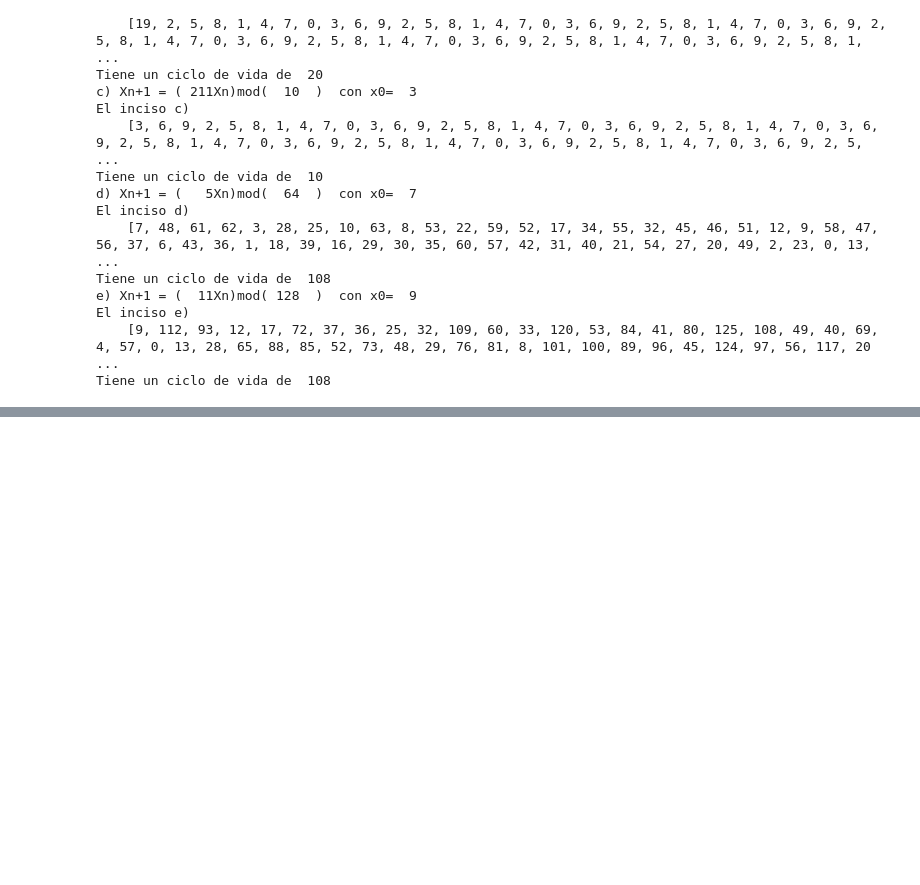
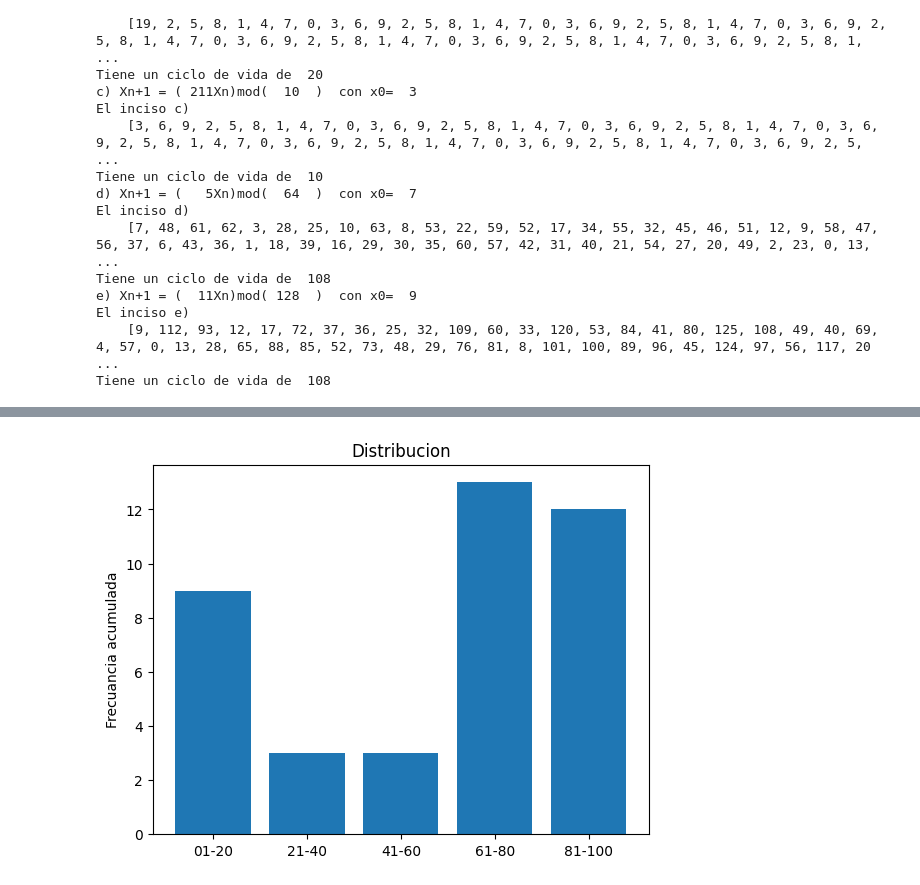
Before and after one commit to Jair-RM/Simulacion-I, a Jupyter notebook: Problemario_I.ipynb, the cells around one changed output, grey strips where cells are left out. Cells and saved outputs as stored; diff of their text form; code cells hidden in the pictures; blank space fills up the shorter version.

```diff
--- a/Problemario_I.ipynb
+++ b/Problemario_I.ipynb
@@ -336,3 +336,96 @@ Tiene un ciclo de vida de  108
 # %%
 # 5. Defina los parametros a, x0 y m de un generador congruencial
 #    multiplicativo que aseguren periodo completo
+# %%
+# 6. Pruebe la hipotesisde uniformidad de las siguientes secuencias de
+#    numeros aleatorios, mediante la prueba de ji-cuadrada. Sea α=0.01
+#            77  02  61  98  07  37  52  79
+#            35  06  81  86  04  80  11  01
+#            92  95  60  99  61  08  71  95
+#            67  87  12  92  57  97  34  06
+#            67  79  75  82  69  60  69  55
+#    Use las siguientes clses:
+#    0.00-0.20, 0.21-0.40, 0.41-0.60, 0.61-0.80, 0.81-1.00
+
+import math
+import matplotlib
+import matplotlib.pyplot as plt
+import numpy as np
+
+x=[]
+x0=[77, 2, 61, 98, 7, 37, 52, 79]
+x.extend(x0)
+x1=[35, 6, 81, 86, 4, 80, 11, 1]
+x.extend(x1)
+x2=[92, 95, 60, 99, 61, 8, 71, 95]
+x.extend(x2)
+x3=[67, 87, 12, 92, 57, 97, 34, 6]
+x.extend(x3)
+x4=[67, 79, 75, 82, 69, 60, 69, 55]
+x.extend(x4)
+
+print("    ", x0)
+print("    ", x1)
+print("X = ", x2)
+print("    ", x3)
+print("    ", x4)
+
+print("   Ho: La lista SI tiene una distribución uniforme. ")
+print("   Ha: La lista NO tiene una distribución uniforme. ")
+
+
+valcrit=9.49
+print(" Nuestro valor critico es:", valcrit)
+
+k=0
+x00=[]
+k0=0
+x02=[]
+k2=0
+x04=[]
+k4=0
+x06=[]
+k6=0
+x08=[]
+k8=0
+for i in x:
+  if i<20 and i>0:
+    x00.append(i)
+    k0+=1
+  if i<40 and i>=20:
+    x02.append(i)
+    k2+=1
+  if i<60 and i>=40:
+    x04.append(i)
+    k4+=1
+  if i<80 and i>=60:
+    x06.append(i)
+    k6+=1
+  if i<100 and i>=80:
+    x08.append(i)
+    k8+=1
+  k+=1
+e=k/5
+sum=(pow(k0-e, 2) + pow(k2-e, 2) + pow(k4-e, 2) + pow(k6-e, 2) + pow(k8-e, 2))/e
+print("Nuestro valor * es: ", sum)
+
+if sum<valcrit:
+  print("No se rechaza Ho: SI tiene distribucion uniforme")
+if sum>valcrit:
+  print("Se rechaza Ho: NO tiene distribucion uniforme")
+
+#Definimos una lista con paises como string
+frec = ["01-20", "21-40", "41-60", "61-80", "81-100"]
+#Definimos una lista con ventas como entero
+acum = [k0, k2, k4, k6, k8]
+fig, ax = plt.subplots()
+#Colocamos una etiqueta en el eje Y
+ax.set_ylabel('Frecuancia acumulada')
+#Colocamos una etiqueta en el eje X
+ax.set_title('Distribucion')
+#Creamos la grafica de barras utilizando 'frec' como eje X y 'acum' como eje y.
+plt.bar(frec, acum)
+plt.savefig('barras_simple.png')
+#Finalmente mostramos la grafica con el metodo show()
+plt.show()
+# %% [output]
@@ -338,0 +442 @@ Tiene un ciclo de vida de  108
+[figure, added]
```
Also changed, not shown: parts of 4 cells of this notebook.
